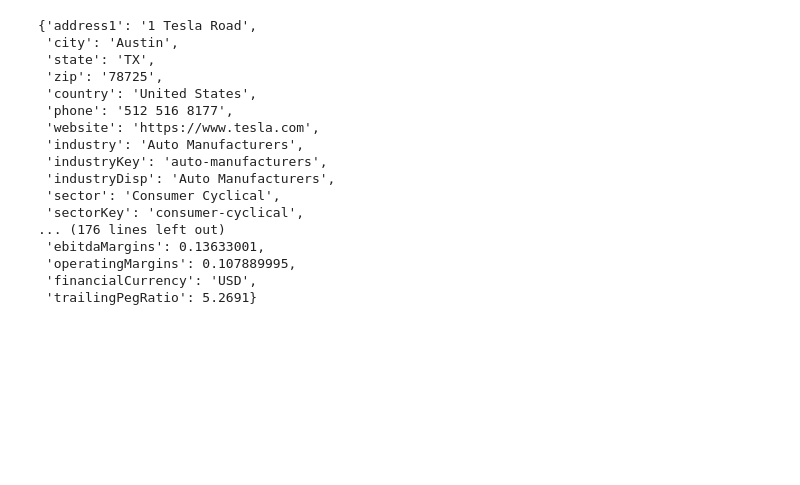
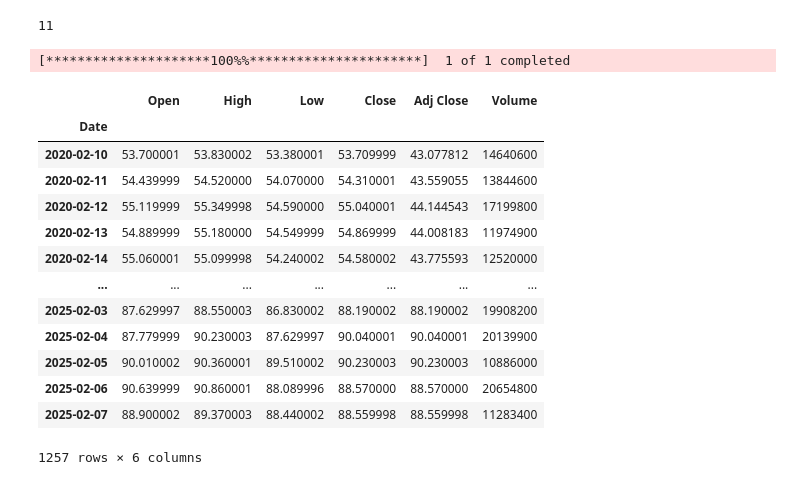
Before and after one commit to Hamza-joosub/StonksModels, a Jupyter notebook: WebAPP.ipynb, the cells around one changed output. Drawn from its saved outputs; the diff is of its cells as text; code cells hidden in the pictures; blank space fills up the shorter version.

Commit message:
implemented Sector Screener

```diff
--- a/WebAPP.ipynb
+++ b/WebAPP.ipynb
@@ -30,20 +32,0 @@ oi = yf.Ticker("TSLA")
-# %%
-oi.info
-# %% [output]
-{'address1': '1 Tesla Road',
- 'city': 'Austin',
- 'state': 'TX',
- 'zip': '78725',
- 'country': 'United States',
- 'phone': '512 516 8177',
- 'website': 'https://www.tesla.com',
- 'industry': 'Auto Manufacturers',
- 'industryKey': 'auto-manufacturers',
- 'industryDisp': 'Auto Manufacturers',
- 'sector': 'Consumer Cyclical',
- 'sectorKey': 'consumer-cyclical',
-... (176 lines left out)
- 'ebitdaMargins': 0.13633001,
- 'operatingMargins': 0.107889995,
- 'financialCurrency': 'USD',
- 'trailingPegRatio': 5.2691}
@@ -49,0 +36,4 @@ oi.info
+# %%
+len(sector_proxies)
+# %% [output]
+11
@@ -49,0 +42,18 @@ oi.info
+# %%
+yf.download(tickers=['XLE'],start = '2020-02-08',)
+# %% [output]
+[*********************100%%**********************]  1 of 1 completed
+|  | Open | High | Low | Close | Adj Close | Volume |
+| Date |  |  |  |  |  |  |
+| 2020-02-10 | 53.700001 | 53.830002 | 53.380001 | 53.709999 | 43.077812 | 14640600 |
+| 2020-02-11 | 54.439999 | 54.520000 | 54.070000 | 54.310001 | 43.559055 | 13844600 |
+| 2020-02-12 | 55.119999 | 55.349998 | 54.590000 | 55.040001 | 44.144543 | 17199800 |
+| 2020-02-13 | 54.889999 | 55.180000 | 54.549999 | 54.869999 | 44.008183 | 11974900 |
+| 2020-02-14 | 55.060001 | 55.099998 | 54.240002 | 54.580002 | 43.775593 | 12520000 |
+| ... | ... | ... | ... | ... | ... | ... |
+| 2025-02-03 | 87.629997 | 88.550003 | 86.830002 | 88.190002 | 88.190002 | 19908200 |
+| 2025-02-04 | 87.779999 | 90.230003 | 87.629997 | 90.040001 | 90.040001 | 20139900 |
+| 2025-02-05 | 90.010002 | 90.360001 | 89.510002 | 90.230003 | 90.230003 | 10886000 |
+| 2025-02-06 | 90.639999 | 90.860001 | 88.089996 | 88.570000 | 88.570000 | 20654800 |
+| 2025-02-07 | 88.900002 | 89.370003 | 88.440002 | 88.559998 | 88.559998 | 11283400 |
+1257 rows × 6 columns
```
Also changed, not shown: parts of 10 cells of this notebook, 1 other file.
